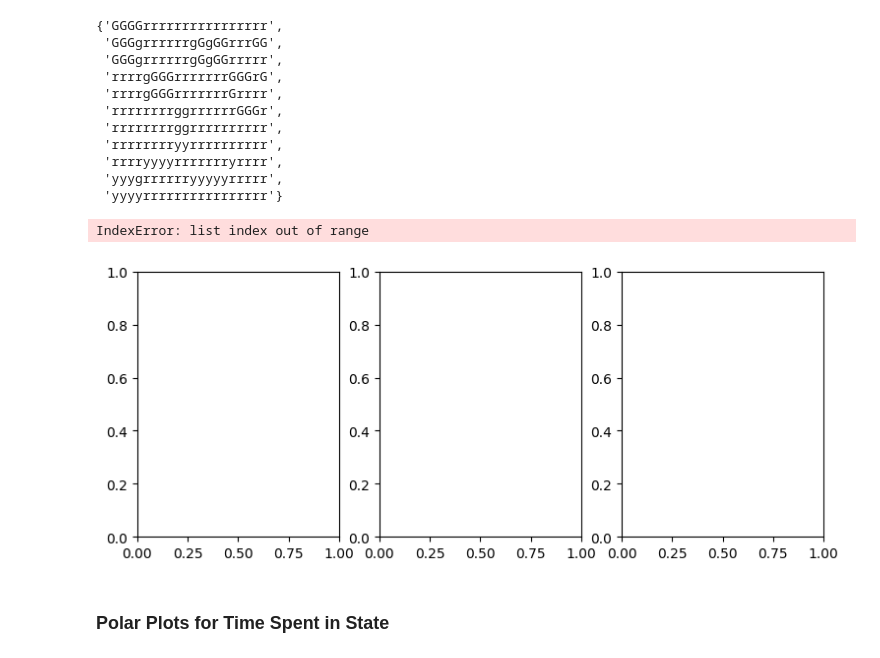
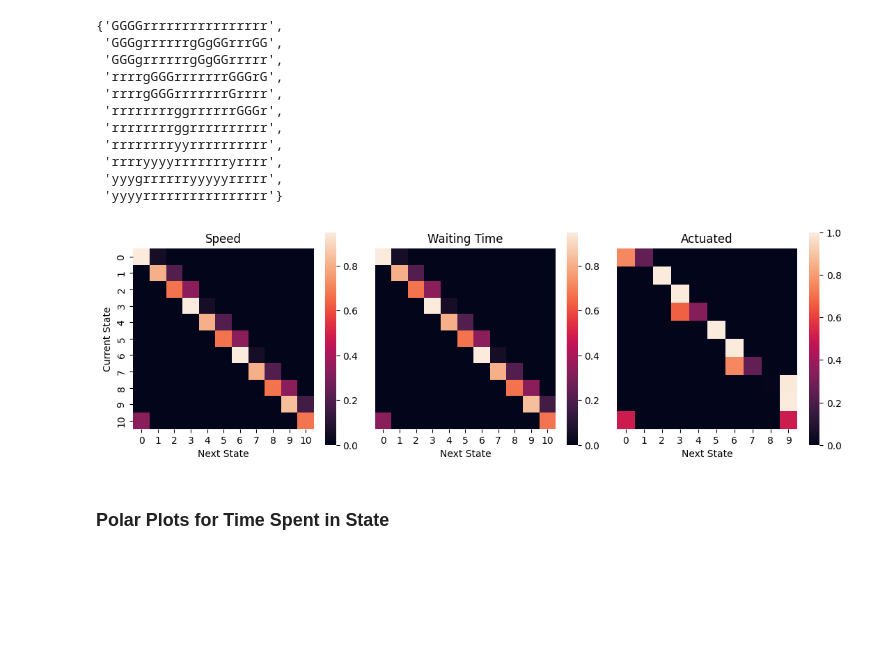
Before and after one commit to karstenk9/rl_traffic_signal_optimization, a Jupyter notebook: notebooks/evaluation_performance.ipynb, the cells around one changed output. Drawn from its saved outputs; the diff is of its cells as text; code cells hidden in the pictures; blank space fills up the shorter version.

Commit message:
new eval method and output

```diff
--- a/notebooks/evaluation_performance.ipynb
+++ b/notebooks/evaluation_performance.ipynb
@@ -31,2 +17,4 @@ df
 # %%
 df = df[df['num_vehicles'] != 0]
+# %%
+df_fifth = df.iloc[::5]
@@ -32,0 +58,7 @@ df = df[df['num_vehicles'] != 0]
+# %%
+tls_allStates = avg_speed['tls159_state'].tolist()
+
+# create list of tuples for state transitions
+transitions = [(tls_allStates[i], tls_allStates[i+1]) for i in range(len(tls_allStates)-1)]
+# %%
+matrix = transition_matrix(transitions, 11)
@@ -63,0 +235,2 @@ waitTime = pd.read_csv('../src/data/evaluation/diff-waiting-time_df.csv')
+# %%
+wt_400 = wt_400[wt_400['num_vehicles'] != 0]
@@ -278,10 +496,10 @@ set(tls_allStates)
 # Create a figure with subplots based on the number of dataframes
 tls_list = ['tls_159_state', 'tls_160_state', 'tls_161_state'] # list of all possible states
 unique_state_lists = [tls_159_states, tls_160_states, tls_161_states] # list of lists of unique states for each traffic light
-df_list = [(eval_speed, 'Speed'), (eval_queue, 'Queue'), (df, 'Actuated')] # list of dataframes
+df_list = [(avg_speed, 'Speed'), (wt_400, 'Waiting Time'), (df_fifth, 'Actuated')] # list of dataframes
 
 # Create a figure with three subplots
-fig, axs = plt.subplots(1, 3, figsize=(9, 3.5))
+fig, axs = plt.subplots(1, 3, figsize=(11, 3.5))
 
 for i, (dataframe, name) in enumerate(df_list):
 
@@ -310,40 +528,39 @@ for i, (dataframe, name) in enumerate(df_list):
         return normalized_matrix
 
     def create_heatmap(matrix, states, ax):
-        sns.heatmap(matrix, square=True, xticklabels=tls_159_states, yticklabels=tls_159_states if i == 0 else "", ax=ax, cbar=i==num_dataframes-1, cbar_ax=None if i == num_dataframes-1 else False)
+        sns.heatmap(matrix, square=True, xticklabels=set(tls_allStates), yticklabels=set(tls_allStates) if i == 0 else "", ax=ax)#, cbar=i==num_dataframes-1, cbar_ax=None if i == num_dataframes-1 else False)
         ax.set_xlabel("Next State")
         ax.set_ylabel("Current State" if i == 0 else "")
         ax.set_title(f"{name}")
 
     # append all states collected during training to list
-    tls_allStates = dataframe['tls_159_state'].tolist()
-    tls_allStates.append(x for x in tls_159_states if x not in tls_allStates)
+    tls_allStates = dataframe['tls160_phase'].tolist()
+    #tls_allStates.append(x for x in tls_159_states if x not in tls_allStates)
 
     # get number of distinct phases
-    num_phases = len(unique_state_lists[j])
+    num_phases = len(set(tls_allStates))
 
     # create list of tuples for state transitions
     transitions = [(tls_allStates[i], tls_allStates[i+1]) for i in range(len(tls_allStates)-1)]
 
     # create transition matrix
     matrix = transition_matrix(transitions, num_phases)
     #print(matrix)
 
     # normalize matrix
     transition_matrix = normalize_matrix(matrix)  # assuming you already have the transition matrix
 
     # plot heatmap in the corresponding subplot
     create_heatmap(transition_matrix, tls_159_states, axs[i])
 
 # Adjust the spacing between subplots
 
-plt.tight_layout(pad=0.01)
+plt.tight_layout()
 
 # Show the figure
 plt.show()
 # %% [output]
-IndexError: list index out of range
-[figure, old version]
+[figure, new version]
 # %% [markdown]
 ### Polar Plots for Time Spent in State
 # %%
```
Also changed, not shown: parts of 24 cells of this notebook, 7 other files.
